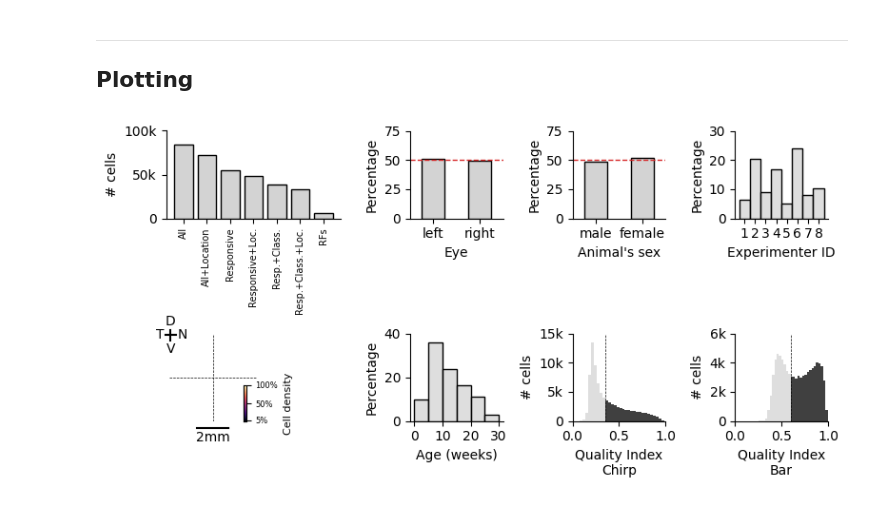
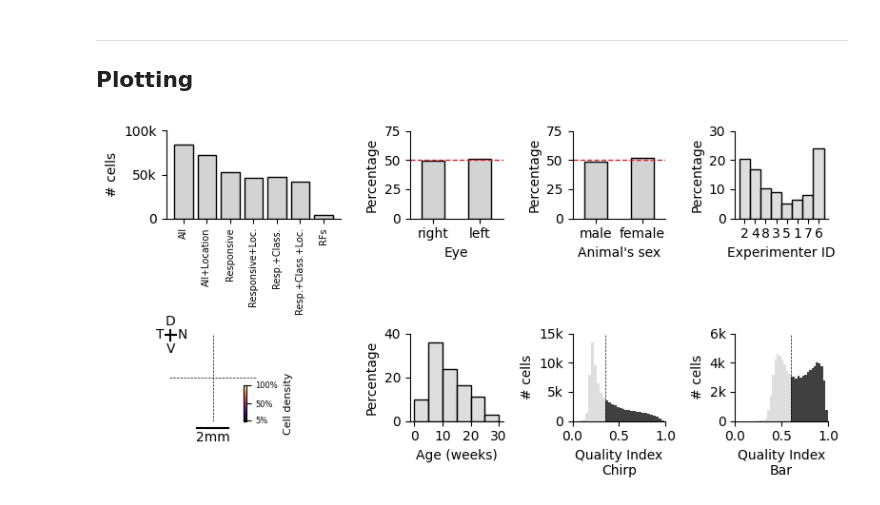
Before and after one commit to eulerlab/all-GCL-manuscript, a Jupyter notebook: notebooks/Fig2_dataset_overview.ipynb, the cells around one changed output. Cells and saved outputs as stored; diff of their text form; code cells hidden in the pictures.

```diff
--- a/notebooks/Fig2_dataset_overview.ipynb
+++ b/notebooks/Fig2_dataset_overview.ipynb
@@ -156,0 +103,6 @@ print(
+# %%
+from all_gcl_manuscript.utils import restore_numpy_arrays
+
+dataset_path = "/gpfs01/euler/data/Resources/All-GCL/database/"
+all_gcl_df = pd.read_parquet(os.path.join(dataset_path, "all_GCL_table.parquet"))
+all_gcl_df = restore_numpy_arrays(all_gcl_df)
@@ -157,6 +226,16 @@ print(
 # %% [markdown]
 ---
 ## Plotting
+# %%
+label_encoder = LabelEncoder()
+encoded_experimenter = label_encoder.fit_transform(all_gcl_df_nf['experimenter'].values)
+
+label_encoder = LabelEncoder()
+encoded_gender = label_encoder.fit_transform(all_gcl_df_nf['animgender'].values)
+
+all_gcl_df_nf['experimenter_id']=encoded_experimenter+1
+all_gcl_df_nf['age'] = all_gcl_df_nf['age'].astype(int)
+all_gcl_df_nf['age_weeks'] = all_gcl_df_nf['age'] / 7
 # %%
 save = 0
 plot_heatmaps = 0 # retinal location heatmap; can be disabled as plotting may take a while
@@ -192,7 +271,7 @@ ax['A'].yaxis.set_major_formatter(FuncFormatter(lambda y, pos: f'{int(y/1000):d}
 ###########################################
 
 sns.countplot(
-    data=df_all_gcl_nf,
+    data=all_gcl_df_nf,
     x='eye',
     color='lightgray',
     stat='percent',
@@ -215,7 +294,7 @@ ax['B'].set_yticklabels(['0', '25', '50', '75'])
 ###########################################
 
 sns.countplot(
-    data=df_all_gcl_nf,
+    data=all_gcl_df_nf,
     x='animgender',
     color='lightgray',
     stat='percent',
@@ -234,8 +313,8 @@ ax['C'].set_yticklabels(['0', '25', '50', '75'])
 #####  Experimenter
 ###########################################
 
-df_all_gcl_nf['experimenter_id'] = df_all_gcl_nf['experimenter_id'].astype('int').astype('string')
-sns.histplot(data=df_all_gcl_nf,
+all_gcl_df_nf['experimenter_id'] = all_gcl_df_nf['experimenter_id'].astype('int').astype('string')
+sns.histplot(data=all_gcl_df_nf,
              x='experimenter_id',
              color='lightgray',
              stat='percent',
@@ -253,7 +332,7 @@ ax['D'].set_yticklabels(['0', '10', '20', '30'])
 
 if plot_heatmaps == 1:
     sns.kdeplot(
-        data=df_all_gcl_nf,
+        data=all_gcl_df_nf,
         x='temporal_nasal_pos_um', y='ventral_dorsal_pos_um',
         fill=True, cmap='magma', bw_adjust=0.5,
         ax=ax['E'], cbar=False)
@@ -306,7 +385,7 @@ ax["E"].text(0, r_max-200, '2mm', c='k', va='top', ha='center')
 ###########################################
 bin_edges = np.arange(0, 35, 5)
 
-sns.histplot(data=df_all_gcl_nf,
+sns.histplot(data=all_gcl_df_nf,
              x='age_weeks',
              shrink=1,
              color='lightgray',
@@ -323,8 +402,8 @@ ax['F'].set_xticks([0, 10, 20, 30])
 ###########################################
 #####  QUALITY INDEX
 ###########################################
-qi_chirp = df_all_gcl_nf['chirp_qidx']
-qi_bar   = df_all_gcl_nf['bar_qidx']
+qi_chirp = all_gcl_df_nf['chirp_qidx']
+qi_bar   = all_gcl_df_nf['bar_qidx']
 
 bins = 31
 n, bins_chirp, patches = ax['G'].hist(qi_chirp, bins=bins, alpha=0.75, color='k', label='QI$_{\\mathrm{chirp}}$')
@@ -339,31 +418,31 @@ ax['G'].set_yticks([0, 5000, 10000, 15000])
 ax['G'].set_yticklabels(['0', '5k', '10k', '15k'])
 ax['G'].axvline(0.35, ls='--', lw=0.5, color='k')
 ax['G'].set_ylabel('# cells', fontsize=fontsize_labels)
 
 bins = 30
 n, bins_bar, patches = ax['H'].hist(qi_bar, bins=bins, alpha=0.75, color='k', label='QI$_{\\mathrm{bar}}$')
 for p in patches:
     if p.get_x() + p.get_width() <= 0.6:
         p.set_facecolor('lightgray')
 ax['H'].set_xlabel('Quality Index\nBar', fontsize=fontsize_labels)
 ax['H'].yaxis.set_major_formatter(mticker.FuncFormatter(lambda x, _: f'{int(x/1000)}k'))
 ax['H'].set_xlim(0, 1)
 ax['H'].set_ylim(0, 6000)
 ax['H'].set_yticks([0, 2000, 4000, 6000])#, 6000])
 ax['H'].set_yticklabels(['0', '2k', '4k', '6k'])#, '6k'])
 ax['H'].axvline(0.6, ls='--', lw=0.5, color='k')
 ax['H'].set_ylabel('# cells', fontsize=fontsize_labels)
 
 
 fig.subplots_adjust(wspace=0.2, hspace=-0.1)
 sns.despine()
 fig.tight_layout()
 
 
 if save==1:
     figname = 'INSERT_FIGURE_NAME_'
     fig.patch.set_facecolor('white')
     fig.savefig("YOUR_PATH/{}.png".format(figname), dpi=300, bbox_inches='tight',facecolor=fig.get_facecolor(), transparent=False)
     fig.savefig("YOUR_PATH/{}.svg".format(figname), dpi=300, bbox_inches='tight',facecolor=fig.get_facecolor(), transparent=False)
 # %% [output]
-[figure, old version]
+[figure, new version]
```
Also changed, not shown: parts of 9 cells of this notebook.
